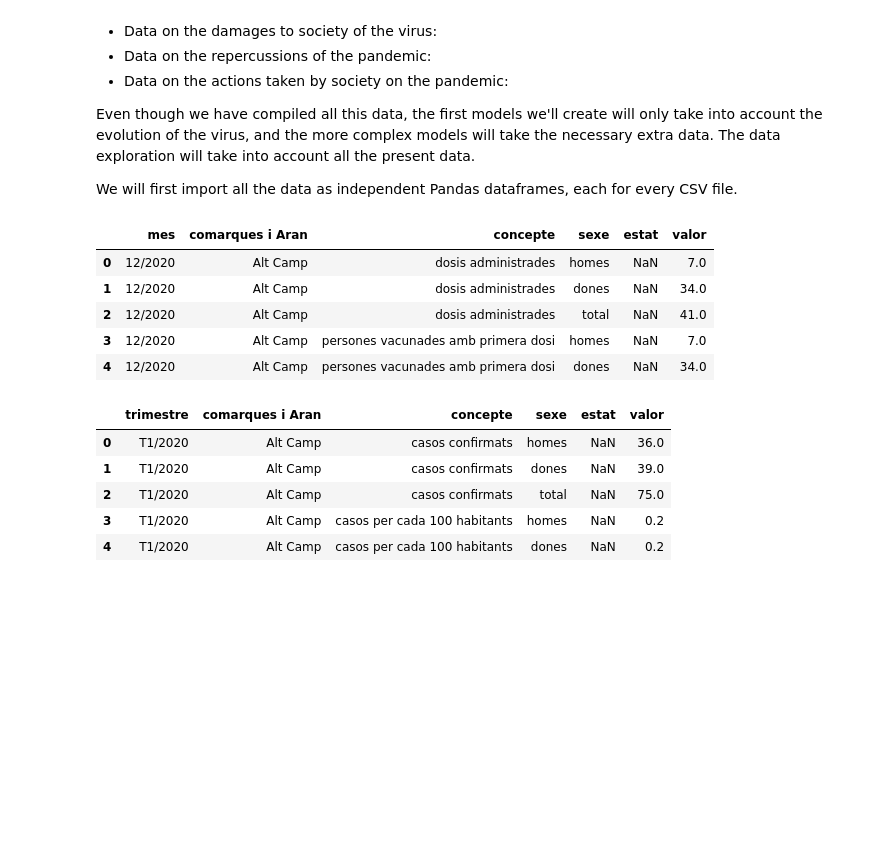
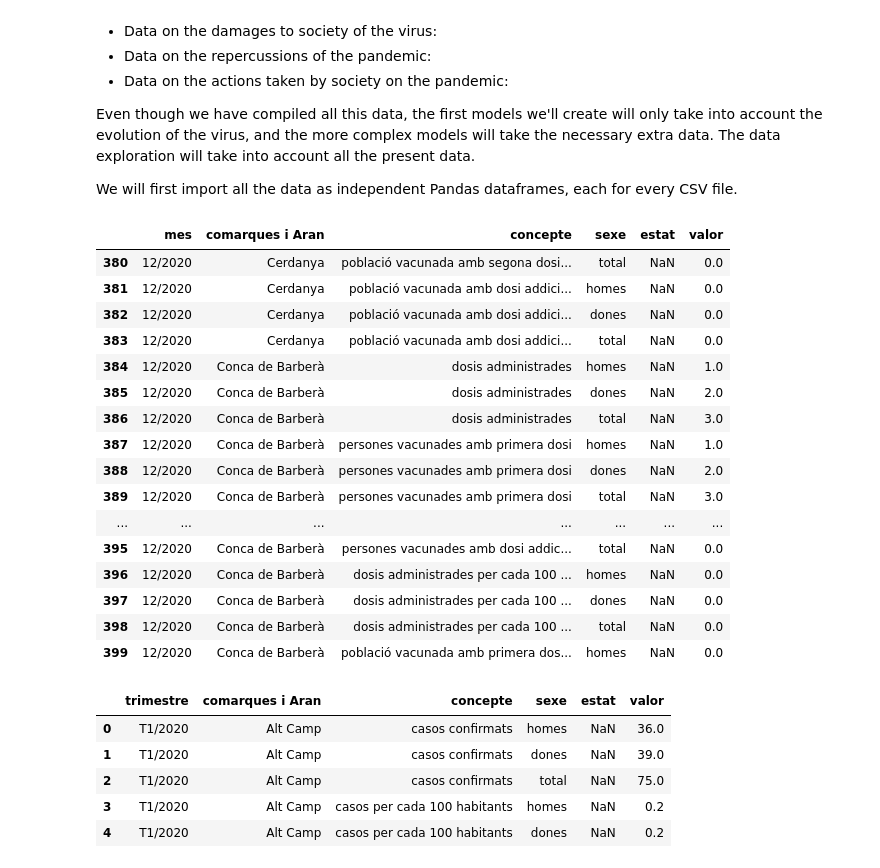
Before and after one commit to RobertTorrell/BayesCovidCat, a Jupyter notebook: BayesCodivCat_nb.ipynb, the cells around one changed output. Cells and saved outputs as stored; diff of their text form; code cells hidden in the pictures; blank space fills up the shorter version.

```diff
--- a/BayesCodivCat_nb.ipynb
+++ b/BayesCodivCat_nb.ipynb
@@ -66,14 +73,25 @@ df_vacunes_comarques_mensual = pd.read_csv('./Datasets/vacunes_comarques_mensual
 
 df_mobilitat_comarques_setmanal = pd.read_csv('./Datasets/mobilitat_provincies_setmanal_v3.csv', delimiter=";")
 # %%
-df_vacunes_comarques_mensual.head()
+df_vacunes_comarques_mensual[380:400]
 # %% [output]
 |  | mes | comarques i Aran | concepte | sexe | estat | valor |
-| 0 | 12/2020 | Alt Camp | dosis administrades | homes | NaN | 7.0 |
-| 1 | 12/2020 | Alt Camp | dosis administrades | dones | NaN | 34.0 |
-| 2 | 12/2020 | Alt Camp | dosis administrades | total | NaN | 41.0 |
-| 3 | 12/2020 | Alt Camp | persones vacunades amb primera dosi | homes | NaN | 7.0 |
-| 4 | 12/2020 | Alt Camp | persones vacunades amb primera dosi | dones | NaN | 34.0 |
+| 380 | 12/2020 | Cerdanya | població vacunada amb segona dosi... | total | NaN | 0.0 |
+| 381 | 12/2020 | Cerdanya | població vacunada amb dosi addici... | homes | NaN | 0.0 |
+| 382 | 12/2020 | Cerdanya | població vacunada amb dosi addici... | dones | NaN | 0.0 |
+| 383 | 12/2020 | Cerdanya | població vacunada amb dosi addici... | total | NaN | 0.0 |
+| 384 | 12/2020 | Conca de Barberà | dosis administrades | homes | NaN | 1.0 |
+| 385 | 12/2020 | Conca de Barberà | dosis administrades | dones | NaN | 2.0 |
+| 386 | 12/2020 | Conca de Barberà | dosis administrades | total | NaN | 3.0 |
+| 387 | 12/2020 | Conca de Barberà | persones vacunades amb primera dosi | homes | NaN | 1.0 |
+| 388 | 12/2020 | Conca de Barberà | persones vacunades amb primera dosi | dones | NaN | 2.0 |
+| 389 | 12/2020 | Conca de Barberà | persones vacunades amb primera dosi | total | NaN | 3.0 |
+| ... | ... | ... | ... | ... | ... | ... |
+| 395 | 12/2020 | Conca de Barberà | persones vacunades amb dosi addic... | total | NaN | 0.0 |
+| 396 | 12/2020 | Conca de Barberà | dosis administrades per cada 100 ... | homes | NaN | 0.0 |
+| 397 | 12/2020 | Conca de Barberà | dosis administrades per cada 100 ... | dones | NaN | 0.0 |
+| 398 | 12/2020 | Conca de Barberà | dosis administrades per cada 100 ... | total | NaN | 0.0 |
+| 399 | 12/2020 | Conca de Barberà | població vacunada amb primera dos... | homes | NaN | 0.0 |
 # %%
 df_casos_comarques_trimestral.head()
 # %% [output]
```
Also changed, not shown: parts of 16 cells of this notebook.
